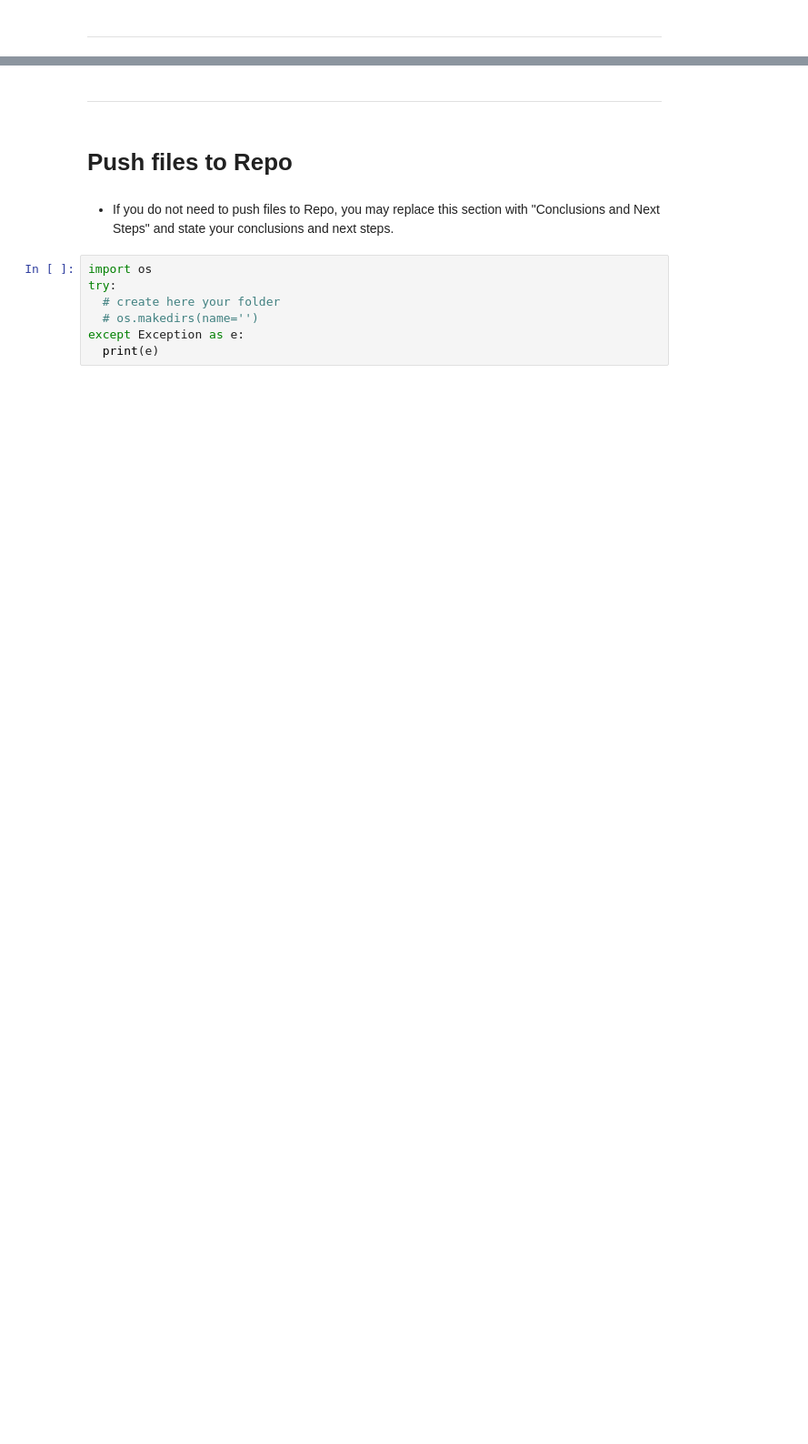
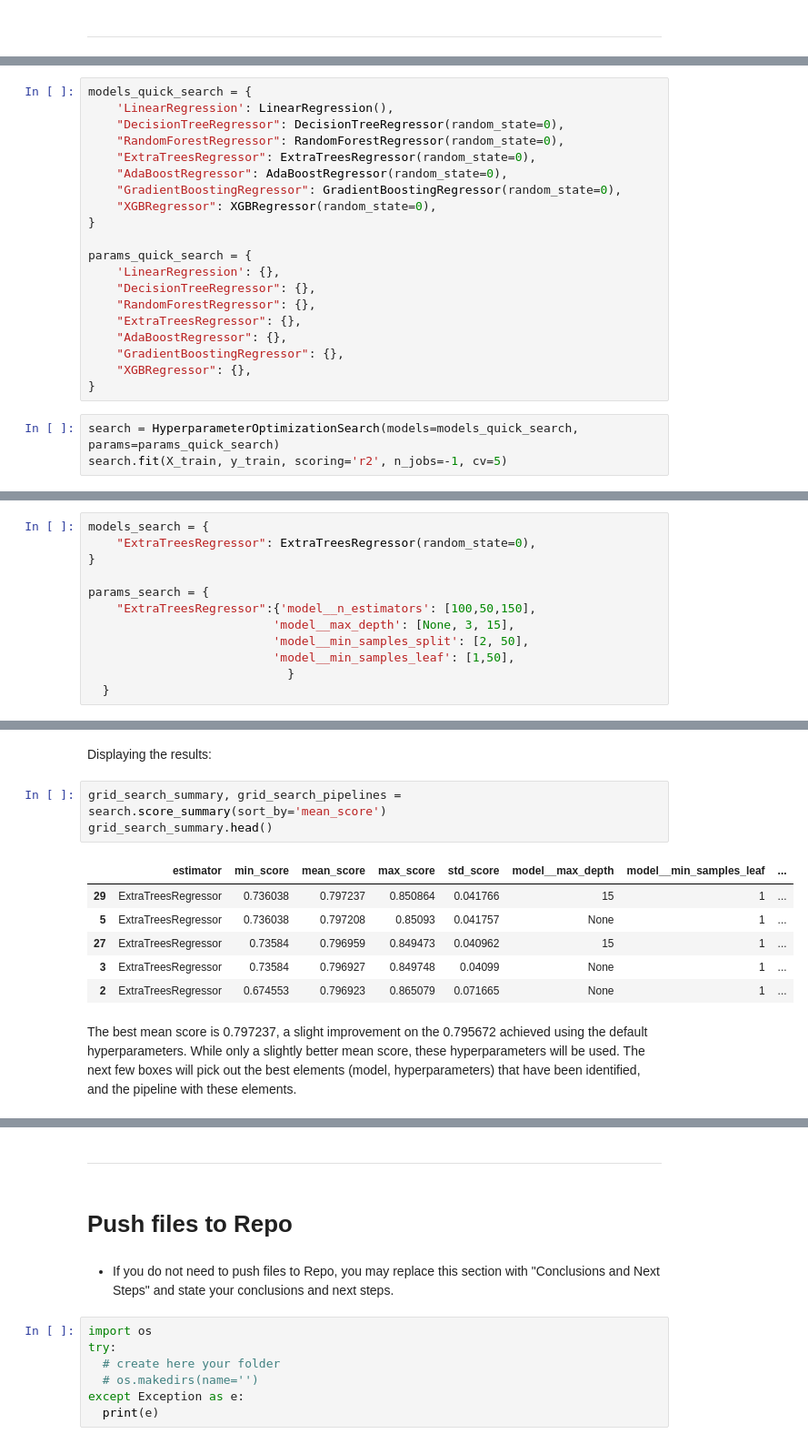
Before and after one commit to ChrisCherng/heritage-housing, a Jupyter notebook: jupyter_notebooks/05. PredictPrice.ipynb, the cells around one changed output, grey strips where cells are left out. Shown at 91% size. Drawn from its saved outputs; the diff is of its cells as text; blank space fills up the shorter version.

```diff
--- a/jupyter_notebooks/05. PredictPrice.ipynb
+++ b/jupyter_notebooks/05. PredictPrice.ipynb
@@ -60,0 +210,23 @@ NOTE
+# %%
+models_quick_search = {
+    'LinearRegression': LinearRegression(),
+    "DecisionTreeRegressor": DecisionTreeRegressor(random_state=0),
+    "RandomForestRegressor": RandomForestRegressor(random_state=0),
+    "ExtraTreesRegressor": ExtraTreesRegressor(random_state=0),
+    "AdaBoostRegressor": AdaBoostRegressor(random_state=0),
+    "GradientBoostingRegressor": GradientBoostingRegressor(random_state=0),
+    "XGBRegressor": XGBRegressor(random_state=0),
+}
+
+params_quick_search = {
+    'LinearRegression': {},
+    "DecisionTreeRegressor": {},
+    "RandomForestRegressor": {},
+    "ExtraTreesRegressor": {},
+    "AdaBoostRegressor": {},
+    "GradientBoostingRegressor": {},
+    "XGBRegressor": {},
+}
+# %%
+search = HyperparameterOptimizationSearch(models=models_quick_search, params=params_quick_search)
+search.fit(X_train, y_train, scoring='r2', n_jobs=-1, cv=5)
@@ -60,0 +276,12 @@ NOTE
+# %%
+models_search = {
+    "ExtraTreesRegressor": ExtraTreesRegressor(random_state=0),
+}
+
+params_search = {
+    "ExtraTreesRegressor":{'model__n_estimators': [100,50,150],
+                          'model__max_depth': [None, 3, 15],
+                          'model__min_samples_split': [2, 50],
+                          'model__min_samples_leaf': [1,50],
+                            }
+  }
@@ -60,0 +297,14 @@ NOTE
+# %% [markdown]
+Displaying the results:
+# %%
+grid_search_summary, grid_search_pipelines = search.score_summary(sort_by='mean_score')
+grid_search_summary.head()
+# %% [output]
+|  | estimator | min_score | mean_score | max_score | std_score | model__max_depth | model__min_samples_leaf | ... |
+| 29 | ExtraTreesRegressor | 0.736038 | 0.797237 | 0.850864 | 0.041766 | 15 | 1 | ... |
+| 5 | ExtraTreesRegressor | 0.736038 | 0.797208 | 0.85093 | 0.041757 | None | 1 | ... |
+| 27 | ExtraTreesRegressor | 0.73584 | 0.796959 | 0.849473 | 0.040962 | 15 | 1 | ... |
+| 3 | ExtraTreesRegressor | 0.73584 | 0.796927 | 0.849748 | 0.04099 | None | 1 | ... |
+| 2 | ExtraTreesRegressor | 0.674553 | 0.796923 | 0.865079 | 0.071665 | None | 1 | ... |
+# %% [markdown]
+The best mean score is 0.797237, a slight improvement on the 0.795672 achieved using the default hyperparameters. While only a slightly better mean score, these hyperparameters will be used. The next few boxes will pick out the best elements (model, hyperparameters) that have been identified, and the pipeline with these elements.
```
Also changed, not shown: parts of 53 cells of this notebook.
